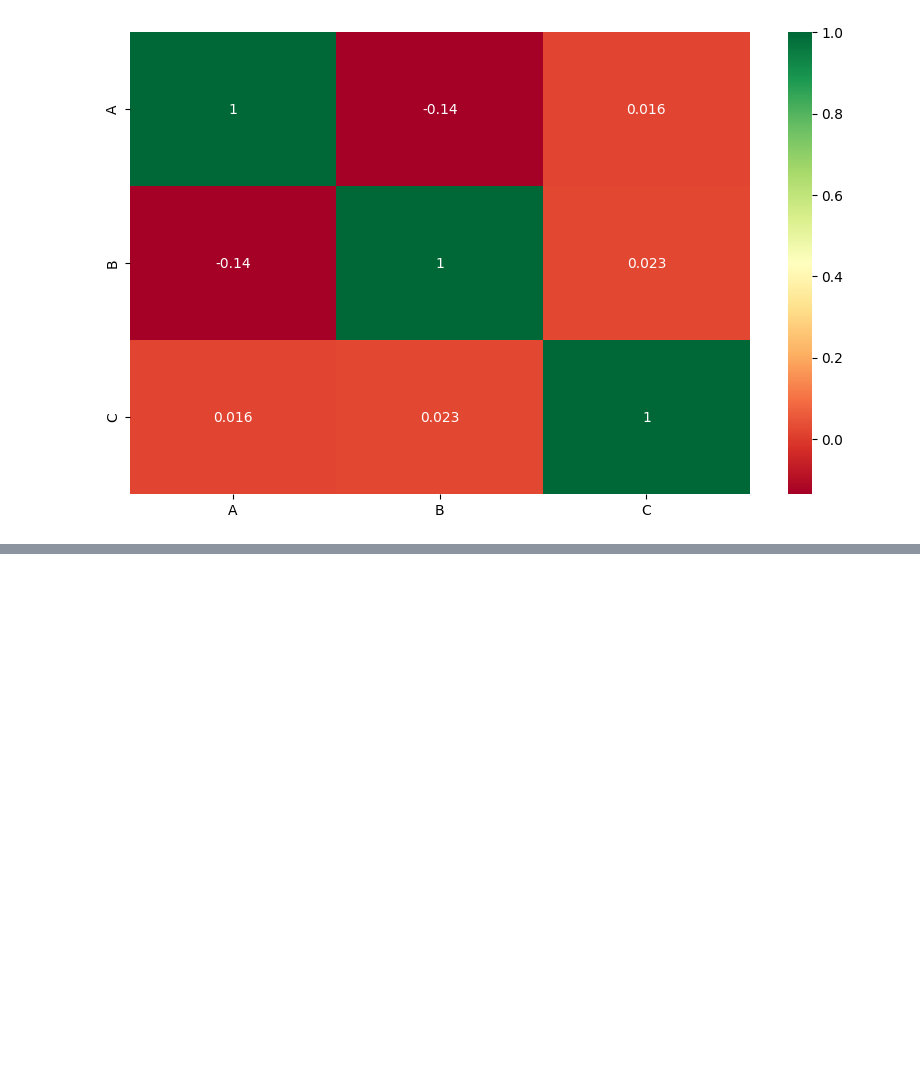
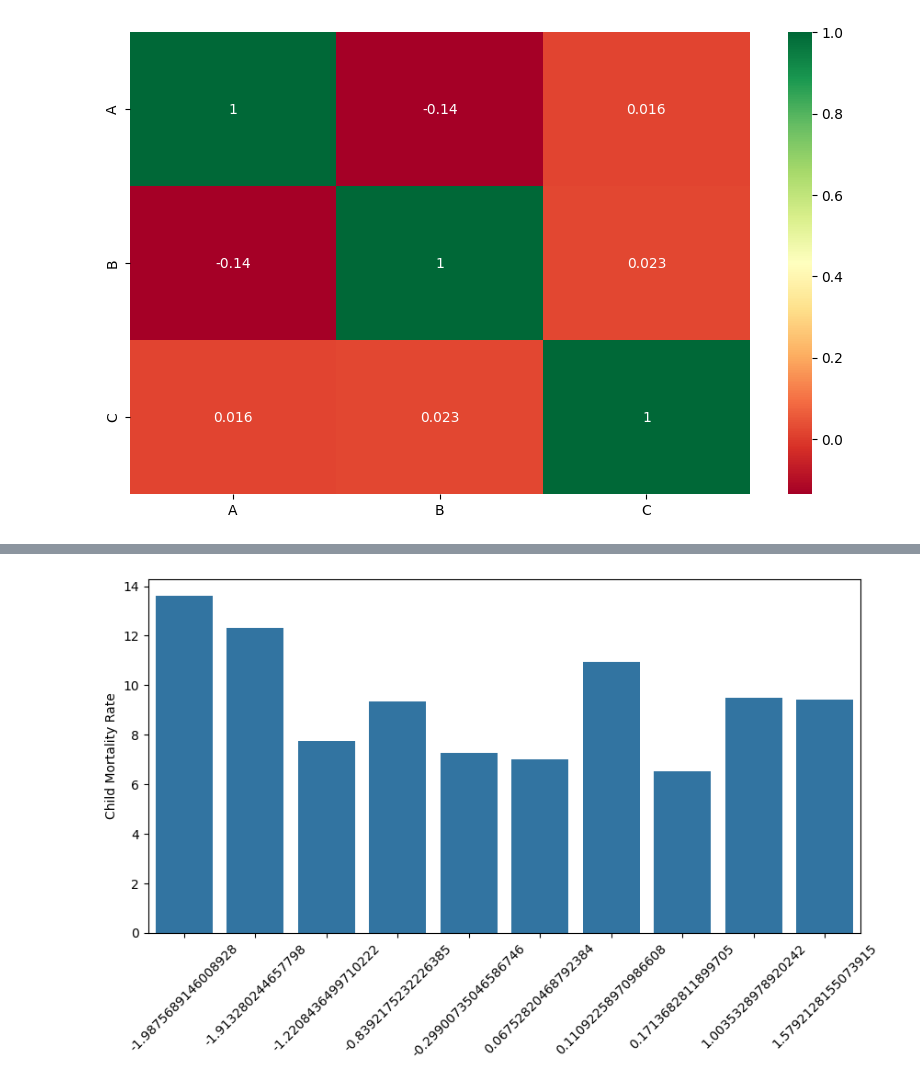
Before and after one commit to Sevinj-joy/ML_algorithm_examples, a Jupyter notebook: Clustering_/Clustering of Countries/Clustering_of_Countries.ipynb, the cells around one changed output, grey strips where cells are left out. Cells and saved outputs as stored; diff of their text form; code cells hidden in the pictures; blank space fills up the shorter version.

```diff
--- a/Clustering_/Clustering of Countries/Clustering_of_Countries.ipynb
+++ b/Clustering_/Clustering of Countries/Clustering_of_Countries.ipynb
@@ -188,0 +215,6 @@ plt.show()
+# %%
+data.rename(columns={'A': 'country', 'B': 'child_mort'}, inplace=True)
+
+top10_child_mort = data[['country', 'child_mort']].sort_values('child_mort', ascending=False).head(10)
+
+print(top10_child_mort)
@@ -188,0 +233,16 @@ plt.show()
+# %%
+
+if 'country' in data.columns and 'child_mort' in data.columns:
+    # Select top 10 countries with highest child mortality
+    top10_child_mort = data[['country', 'child_mort']].sort_values('child_mort', ascending=False).head(10)
+
+    # Plot the data
+    fig, axs = plt.subplots(1, 1, figsize=(10, 5))
+    plt1 = sns.barplot(x='country', y='child_mort', data=top10_child_mort, ax=axs)
+    plt1.set(xlabel='', ylabel='Child Mortality Rate')
+    plt.xticks(rotation=45)
+    plt.show()
+else:
+    print("Columns 'country' and 'child_mort' not found in dataset.")
+# %% [output]
+[figure, added]
```
Also changed, not shown: parts of 6 cells of this notebook.
